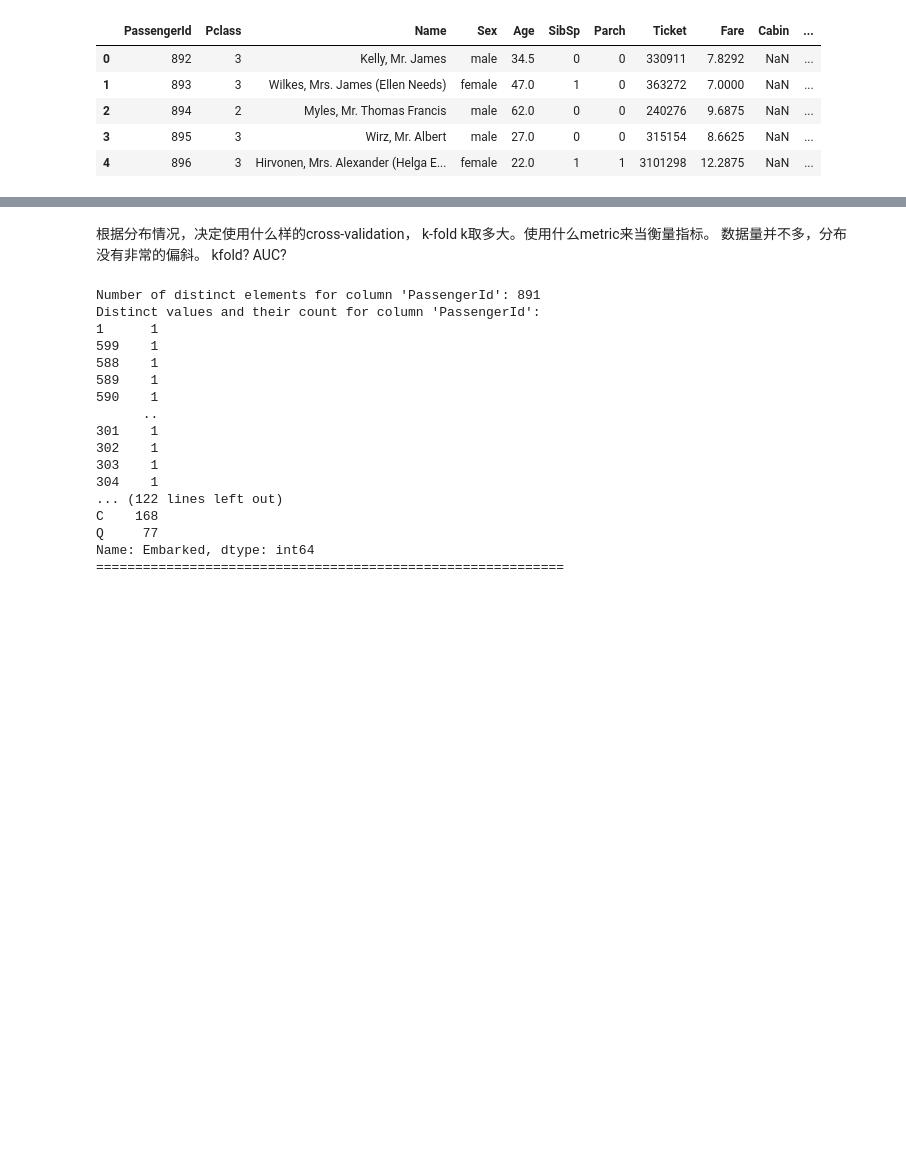
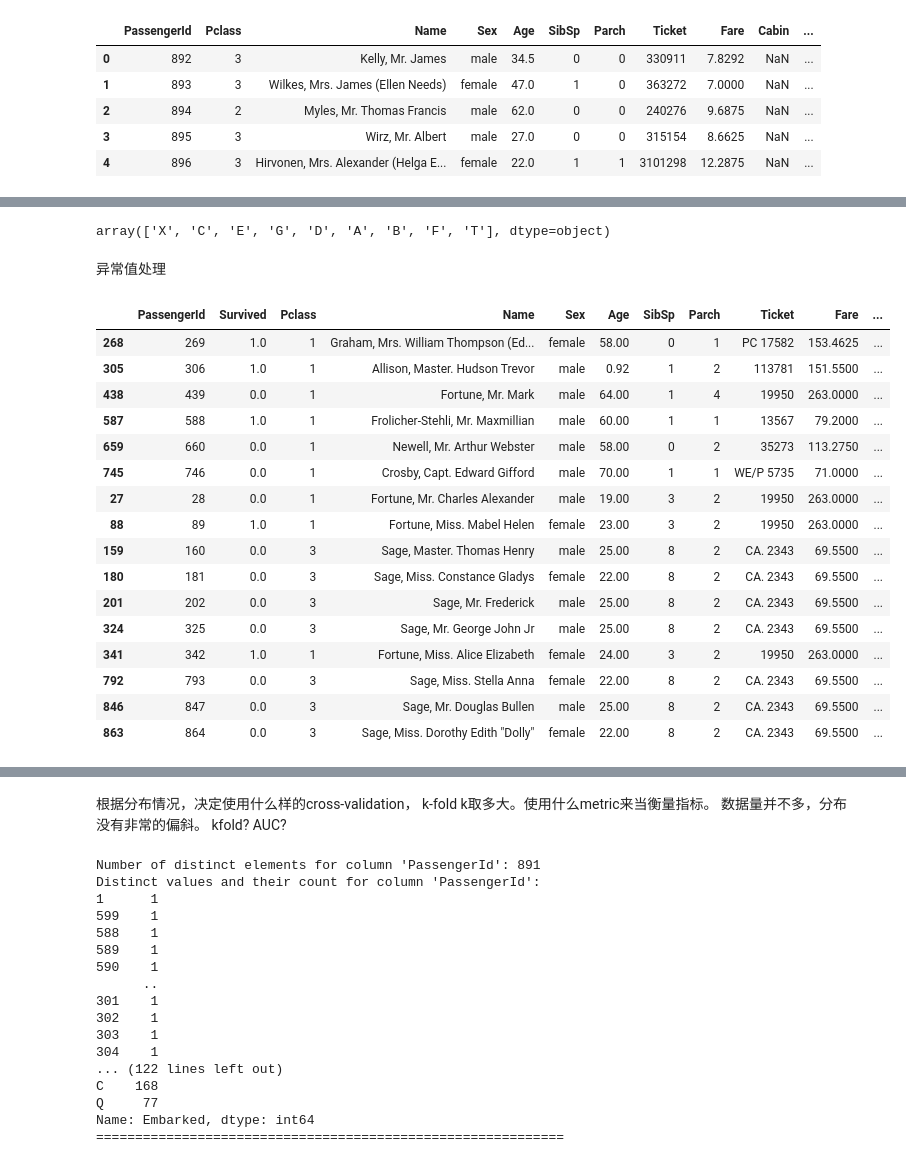
Before and after one commit to gavinloverqq/Exercise, a Jupyter notebook: Kaggle/Titanic/test.ipynb, the cells around one changed output, grey strips where cells are left out. Saved outputs shown, nothing was run; the diff lists cells and outputs as text; code cells hidden in the pictures; blank space fills up the shorter version.

```diff
--- a/Kaggle/Titanic/test.ipynb
+++ b/Kaggle/Titanic/test.ipynb
@@ -142,0 +153,2 @@ plot_correlation_map(train_data)
+# %%
+df_all['Age'] = df_all.reset_index().groupby(['Sex', 'Pclass'])['Age'].apply(lambda x: x.fillna(x.median()))
@@ -142,0 +176,6 @@ plot_correlation_map(train_data)
+# %%
+df_all['Cabin'].fillna('X', inplace=True)
+df_all['Cabin'] = df_all['Cabin'].str[0]
+df_all['Cabin'].unique()
+# %% [output]
+array(['X', 'C', 'E', 'G', 'D', 'A', 'B', 'F', 'T'], dtype=object)
@@ -142,0 +185,60 @@ plot_correlation_map(train_data)
+# %% [markdown]
+异常值处理
+# %%
+from collections import Counter
+# Outlier detection
+
+def detect_outliers(df,n,features):
+    """
+    Takes a dataframe df of features and returns a list of the indices
+    corresponding to the observations containing more than n outliers according
+    to the Tukey method.
+    """
+    outlier_indices = []
+
+    # iterate over features(columns)
+    for col in features:
+        # 1st quartile (25%)
+        Q1 = np.percentile(df[col], 25)
+        # 3rd quartile (75%)
+        Q3 = np.percentile(df[col],75)
+        # Interquartile range (IQR)
+        IQR = Q3 - Q1
+
+        # outlier step
+        outlier_step = 1.5 * IQR
+
+        # Determine a list of indices of outliers for feature col
+        outlier_list_col = df[(df[col] < Q1 - outlier_step) | (df[col] > Q3 + outlier_step )].index
+
+        # append the found outlier indices for col to the list of outlier indices
+        outlier_indices.extend(outlier_list_col)
+
+    # select observations containing more than 2 outliers
+    outlier_indices = Counter(outlier_indices)
+    multiple_outliers = list( k for k, v in outlier_indices.items() if v > n )
+
+    return multiple_outliers
+
+# detect outliers from Age, SibSp , Parch and Fare
+Outliers_to_drop = detect_outliers(train_data,2,["Age","SibSp","Parch","Fare"])
+# %%
+train_data.loc[Outliers_to_drop] # Show the outliers rows
+# %% [output]
+|  | PassengerId | Survived | Pclass | Name | Sex | Age | SibSp | Parch | Ticket | Fare | ... |
+| 268 | 269 | 1.0 | 1 | Graham, Mrs. William Thompson (Ed... | female | 58.00 | 0 | 1 | PC 17582 | 153.4625 | ... |
+| 305 | 306 | 1.0 | 1 | Allison, Master. Hudson Trevor | male | 0.92 | 1 | 2 | 113781 | 151.5500 | ... |
+| 438 | 439 | 0.0 | 1 | Fortune, Mr. Mark | male | 64.00 | 1 | 4 | 19950 | 263.0000 | ... |
+| 587 | 588 | 1.0 | 1 | Frolicher-Stehli, Mr. Maxmillian | male | 60.00 | 1 | 1 | 13567 | 79.2000 | ... |
+| 659 | 660 | 0.0 | 1 | Newell, Mr. Arthur Webster | male | 58.00 | 0 | 2 | 35273 | 113.2750 | ... |
+| 745 | 746 | 0.0 | 1 | Crosby, Capt. Edward Gifford | male | 70.00 | 1 | 1 | WE/P 5735 | 71.0000 | ... |
+| 27 | 28 | 0.0 | 1 | Fortune, Mr. Charles Alexander | male | 19.00 | 3 | 2 | 19950 | 263.0000 | ... |
+| 88 | 89 | 1.0 | 1 | Fortune, Miss. Mabel Helen | female | 23.00 | 3 | 2 | 19950 | 263.0000 | ... |
+| 159 | 160 | 0.0 | 3 | Sage, Master. Thomas Henry | male | 25.00 | 8 | 2 | CA. 2343 | 69.5500 | ... |
+| 180 | 181 | 0.0 | 3 | Sage, Miss. Constance Gladys | female | 22.00 | 8 | 2 | CA. 2343 | 69.5500 | ... |
+| 201 | 202 | 0.0 | 3 | Sage, Mr. Frederick | male | 25.00 | 8 | 2 | CA. 2343 | 69.5500 | ... |
+| 324 | 325 | 0.0 | 3 | Sage, Mr. George John Jr | male | 25.00 | 8 | 2 | CA. 2343 | 69.5500 | ... |
+| 341 | 342 | 1.0 | 1 | Fortune, Miss. Alice Elizabeth | female | 24.00 | 3 | 2 | 19950 | 263.0000 | ... |
+| 792 | 793 | 0.0 | 3 | Sage, Miss. Stella Anna | female | 22.00 | 8 | 2 | CA. 2343 | 69.5500 | ... |
+| 846 | 847 | 0.0 | 3 | Sage, Mr. Douglas Bullen | male | 25.00 | 8 | 2 | CA. 2343 | 69.5500 | ... |
+| 863 | 864 | 0.0 | 3 | Sage, Miss. Dorothy Edith "Dolly" | female | 22.00 | 8 | 2 | CA. 2343 | 69.5500 | ... |
```
Also changed, not shown: parts of 46 cells of this notebook.
